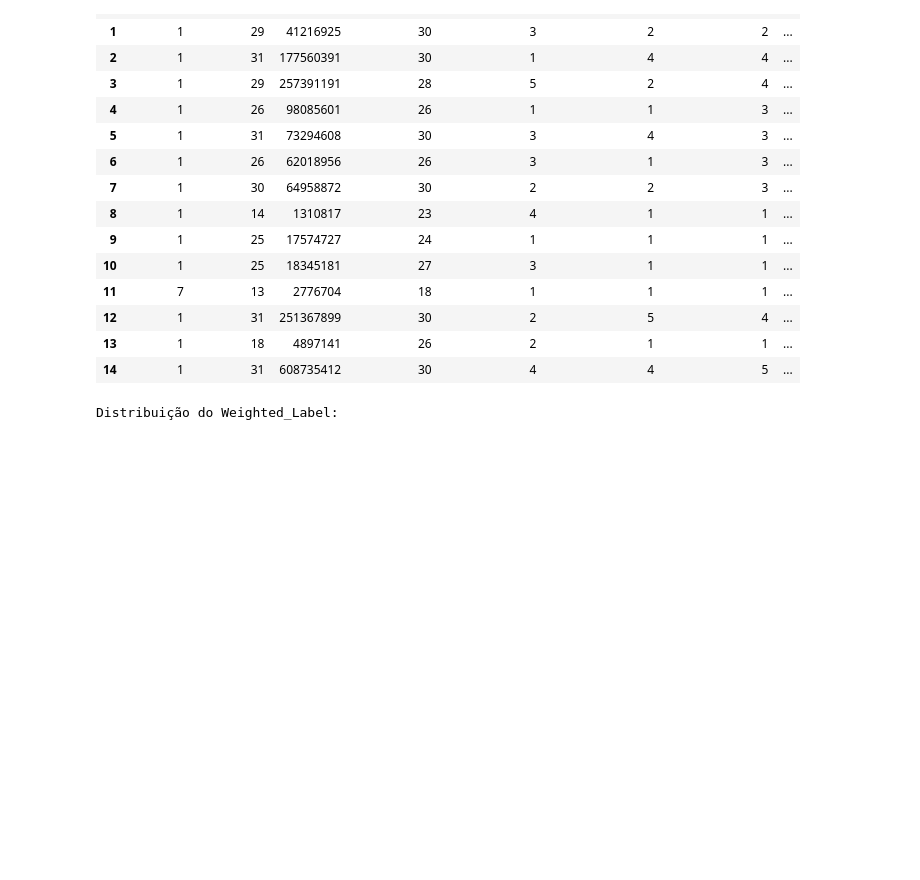
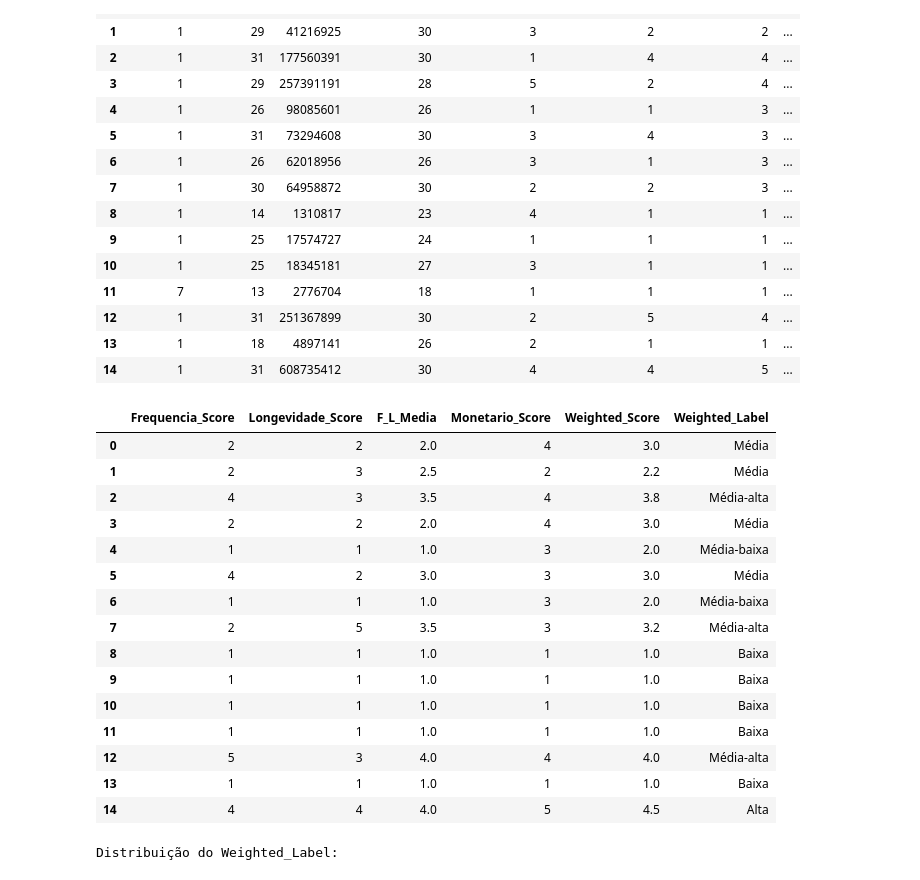
Before and after one commit to adirsonmfjr/credito-rural, a Jupyter notebook: Artigo_02_Cru_Geral.ipynb, the cells around one changed output. Drawn from its saved outputs; the diff is of its cells as text; code cells hidden in the pictures; blank space fills up the shorter version.

```diff
--- a/Artigo_02_Cru_Geral.ipynb
+++ b/Artigo_02_Cru_Geral.ipynb
@@ -177,6 +177,68 @@ df[["Recencia", "Frequencia", "Monetario", "Longevidade", "Recencia_Score", "Fre
 | 12 | 1 | 31 | 251367899 | 30 | 2 | 5 | 4 | ... |
 | 13 | 1 | 18 | 4897141 | 26 | 2 | 1 | 1 | ... |
 | 14 | 1 | 31 | 608735412 | 30 | 4 | 4 | 5 | ... |
+# %%
+import pandas as pd
+
+# 1) Carregue o DataFrame que já possui:
+df = pd.read_csv("/content/df_rfm_scores.csv")
+
+# 2) Criar a média de Frequência e Longevidade com valores float
+df["F_L_Media"] = (df["Frequencia_Score"] + df["Longevidade_Score"]) / 2
+
+# 3) Calcular o score final ponderado
+df["Weighted_Score"] = (
+      0.50 * df["F_L_Media"]  # Média de F + L
+    + 0.50 * df["Monetario_Score"]
+)
+
+# 4) Classificar usando as novas faixas:
+#    0 = "Sem classificação"
+#    (0, 1] = "Baixa"
+#    (1, 2] = "Média-baixa"
+#    (2, 3] = "Média"
+#    (3, 4] = "Média-alta"
+#    (4, 5] = "Alta"
+df["Weighted_Label"] = pd.cut(
+    df["Weighted_Score"],
+    bins=[-0.1, 0, 1, 2, 3, 4, 5],   # Incluí -0.1 para garantir que 0 seja capturado corretamente
+    labels=["Sem classificação", "Baixa", "Média-baixa", "Média", "Média-alta", "Alta"],
+    include_lowest=True
+)
+
+# 5) Garantir pelo menos uma casa decimal na exibição dos números
+df["F_L_Media"] = df["F_L_Media"].map(lambda x: f"{x:.1f}")  # Formata com pelo menos 1 casa decimal
+df["Weighted_Score"] = df["Weighted_Score"].map(lambda x: f"{x:.1f}")  # Formata com pelo menos 1 casa decimal
+
+# Exibir as colunas relevantes
+display(df[[
+    "Frequencia_Score",
+    "Longevidade_Score",
+    "F_L_Media",  # Agora formatado corretamente
+    "Monetario_Score",
+    "Weighted_Score",
+    "Weighted_Label"
+]].head(15))
+
+# Se quiser salvar o DataFrame final:
+df.to_csv("/content/df_rfm_scores_weighted.csv", index=False)
+# %% [output]
+|  | Frequencia_Score | Longevidade_Score | F_L_Media | Monetario_Score | Weighted_Score | Weighted_Label |
+| 0 | 2 | 2 | 2.0 | 4 | 3.0 | Média |
+| 1 | 2 | 3 | 2.5 | 2 | 2.2 | Média |
+| 2 | 4 | 3 | 3.5 | 4 | 3.8 | Média-alta |
+| 3 | 2 | 2 | 2.0 | 4 | 3.0 | Média |
+| 4 | 1 | 1 | 1.0 | 3 | 2.0 | Média-baixa |
+| 5 | 4 | 2 | 3.0 | 3 | 3.0 | Média |
+| 6 | 1 | 1 | 1.0 | 3 | 2.0 | Média-baixa |
+| 7 | 2 | 5 | 3.5 | 3 | 3.2 | Média-alta |
+| 8 | 1 | 1 | 1.0 | 1 | 1.0 | Baixa |
+| 9 | 1 | 1 | 1.0 | 1 | 1.0 | Baixa |
+| 10 | 1 | 1 | 1.0 | 1 | 1.0 | Baixa |
+| 11 | 1 | 1 | 1.0 | 1 | 1.0 | Baixa |
+| 12 | 5 | 3 | 4.0 | 4 | 4.0 | Média-alta |
+| 13 | 1 | 1 | 1.0 | 1 | 1.0 | Baixa |
+| 14 | 4 | 4 | 4.0 | 5 | 4.5 | Alta |
 # %%
 import pandas as pd
 import matplotlib.pyplot as plt
```
